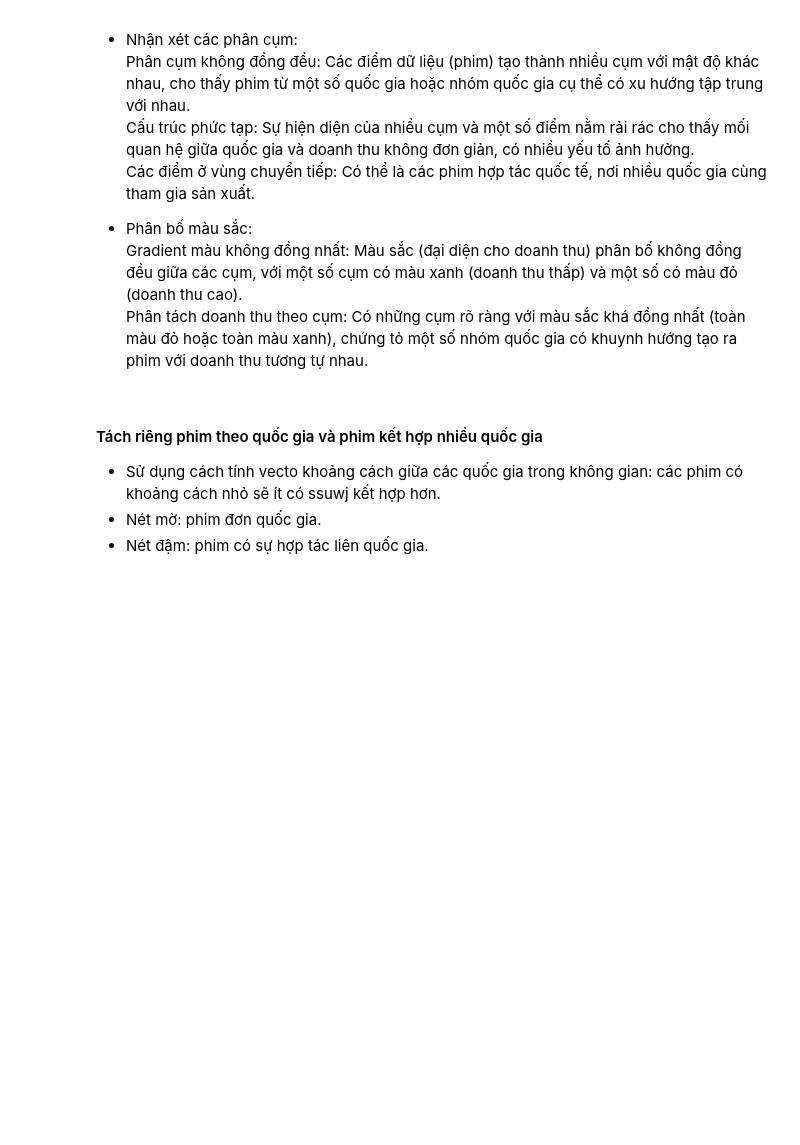
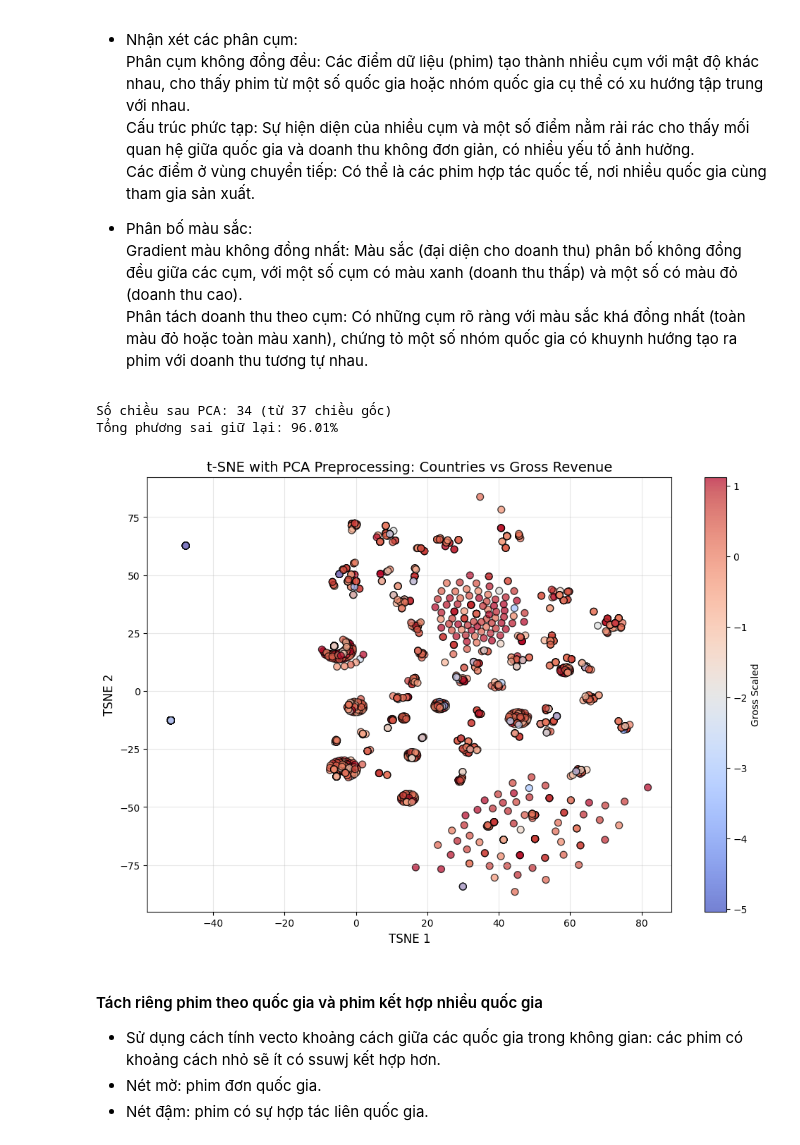
Before and after one commit to phuocnguyen2412/movie-analyst, a Jupyter notebook: Analyze_data_3_encode.ipynb, the cells around one changed output. Drawn from its saved outputs; the diff is of its cells as text; code cells hidden in the pictures; blank space fills up the shorter version.

```diff
--- a/Analyze_data_3_encode.ipynb
+++ b/Analyze_data_3_encode.ipynb
@@ -159,6 +173,45 @@ plt.show()
 -  Phân bố màu sắc:<br>
     Gradient màu không đồng nhất: Màu sắc (đại diện cho doanh thu) phân bố không đồng đều giữa các cụm, với một số cụm có màu xanh (doanh thu thấp) và một số có màu đỏ (doanh thu cao).<br>
     Phân tách doanh thu theo cụm: Có những cụm rõ ràng với màu sắc khá đồng nhất (toàn màu đỏ hoặc toàn màu xanh), chứng tỏ một số nhóm quốc gia có khuynh hướng tạo ra phim với doanh thu tương tự nhau.<br>
+# %%
+# Lấy dữ liệu chỉ chứa One-Hot Encoding của quốc gia
+country_features = df_encoded.drop(columns=['gross', 'gross_scaled', 'type_encoded', 'release_date', 'rating', 'gross_log'])
+
+# Chuẩn hóa dữ liệu
+scaler = StandardScaler()
+country_features_scaled = scaler.fit_transform(country_features)
+
+# Áp dụng PCA trước để giảm chiều dữ liệu xuống khoảng 50 thành phần
+# hoặc chọn số thành phần giữ lại 95% phương sai
+pca = PCA(n_components=0.95)  # Giữ 95% phương sai
+country_pca = pca.fit_transform(country_features_scaled)
+
+print(f"Số chiều sau PCA: {country_pca.shape[1]} (từ {country_features_scaled.shape[1]} chiều gốc)")
+print(f"Tổng phương sai giữ lại: {sum(pca.explained_variance_ratio_)*100:.2f}%")
+
+# Áp dụng t-SNE trên kết quả PCA
+tsne = TSNE(n_components=2, perplexity=30, random_state=42)
+country_tsne = tsne.fit_transform(country_pca)
+
+# Chuyển thành DataFrame để trực quan hóa
+df_tsne = pd.DataFrame(country_tsne, columns=["TSNE1", "TSNE2"])
+df_tsne["gross_scaled"] = df_encoded["gross_scaled"]
+
+# Vẽ scatter plot
+plt.figure(figsize=(12, 8))
+scatter = plt.scatter(df_tsne["TSNE1"], df_tsne["TSNE2"],
+                     c=df_tsne["gross_scaled"], cmap="coolwarm",
+                     edgecolor="k", alpha=0.7, s=50)
+plt.colorbar(scatter, label="Gross Scaled")
+plt.title("t-SNE with PCA Preprocessing: Countries vs Gross Revenue", fontsize=14)
+plt.xlabel("TSNE 1", fontsize=12)
+plt.ylabel("TSNE 2", fontsize=12)
+plt.grid(alpha=0.3)
+plt.show()
+# %% [output]
+Số chiều sau PCA: 34 (từ 37 chiều gốc)
+Tổng phương sai giữ lại: 96.01%
+[figure, added]
 # %% [markdown]
 #### Tách riêng phim theo quốc gia và phim kết hợp nhiều quốc gia
 - Sử dụng cách tính vecto khoảng cách giữa các quốc gia trong không gian: các phim có khoảng cách nhỏ sẽ ít có ssuwj kết hợp hơn.<br>
```
Also changed, not shown: parts of 1 cell of this notebook.
